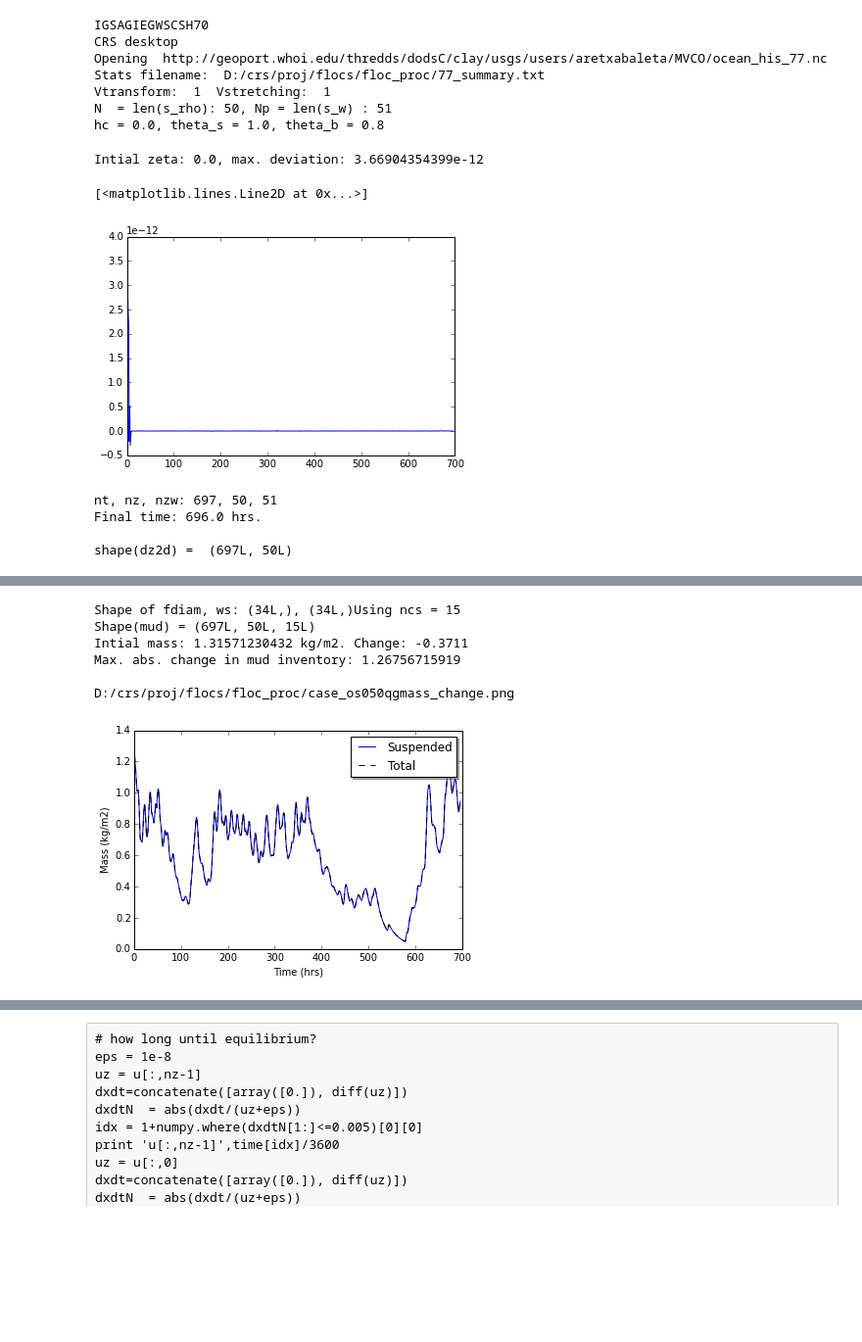
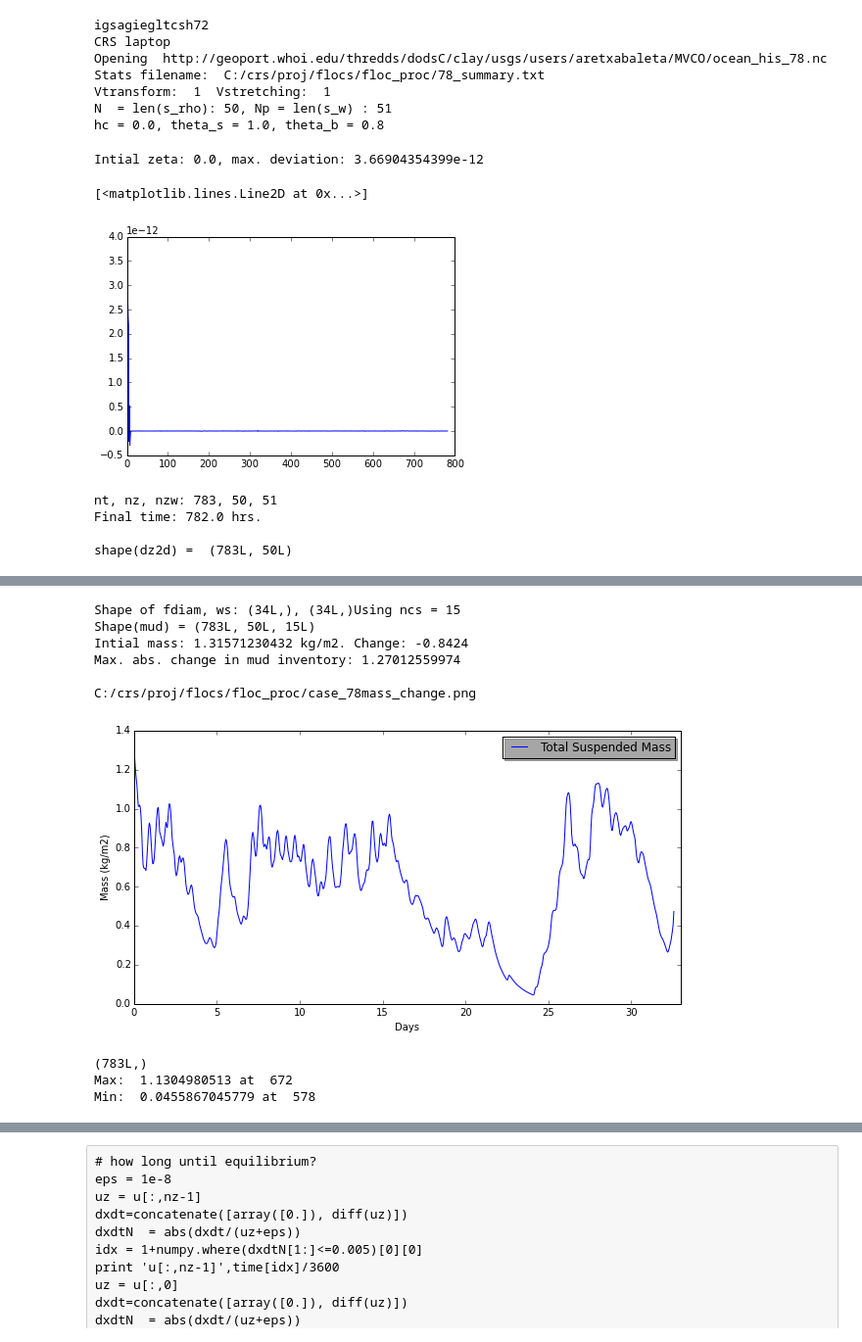
Before and after one commit to csherwood-usgs/floc_proc, a Jupyter notebook: plot_flocs.ipynb, the cells around one changed output, grey strips where cells are left out. Shown: that part at 98% size. Saved outputs shown, nothing was run; the diff lists cells and outputs as text; code cells hidden in the pictures; blank space fills up the shorter version.

Commit message:
after proc. runs 73 - 77

```diff
--- a/plot_flocs.ipynb
+++ b/plot_flocs.ipynb
@@ -33,8 +33,8 @@ else :
 
 ########################
 # run name
-# maybe plot results from several runs
-flist = ['77']
+# maybe plotresults from several runs
+flist = ['78']
 run_name = flist[0]
 ########################
 
@@ -92,10 +92,10 @@ with open( stats_filename, "a") as afile:
 #sr = s_rho
 #C = (1-b)*np.sinh(a*sr)/np.sinh(a) + b*[np.tanh(a*(sr+0.5))/(2*np.tanh(0.5*a)) - 0.5]
 # %% [output]
-IGSAGIEGWSCSH70
-CRS desktop
-Opening  http://geoport.whoi.edu/thredds/dodsC/clay/usgs/users/aretxabaleta/MVCO/ocean_his_77.nc
-Stats filename:  D:/crs/proj/flocs/floc_proc/77_summary.txt
+igsagiegltcsh72
+CRS laptop
+Opening  http://geoport.whoi.edu/thredds/dodsC/clay/usgs/users/aretxabaleta/MVCO/ocean_his_78.nc
+Stats filename:  C:/crs/proj/flocs/floc_proc/78_summary.txt
 Vtransform:  1  Vstretching:  1
 N  = len(s_rho): 50, Np = len(s_w) : 51
 hc = 0.0, theta_s = 1.0, theta_b = 0.8
@@ -112,7 +112,7 @@ plot(zeta)
 # %% [output]
 Intial zeta: 0.0, max. deviation: 3.66904354399e-12
 [<matplotlib.lines.Line2D at 0x...>]
-[figure, old version]
+[figure, new version]
 # %%
 # use Rob Hetland's depths.py functions
 zw = dp.get_zw(Vtransform=Vtransform, Vstretching=Vstretching, N=N+1, \
@@ -136,10 +136,10 @@ print 'shape(dz2d) = ',shape( dz2d )
 #print zw
 #print dz
 # %% [output]
-nt, nz, nzw: 697, 50, 51
-Final time: 696.0 hrs.
+nt, nz, nzw: 783, 50, 51
+Final time: 782.0 hrs.
 
-shape(dz2d) =  (697L, 50L)
+shape(dz2d) =  (783L, 50L)
 # %%
 # read sediment classes
 fdiam = 1e6*nc.variables['Sd50'][:]
@@ -180,43 +180,56 @@ mud = zeros((nt,nz,ncs))
 for i in range(0,ncs) :
     v = 'mud[:,:,'+str(i)+'] = '
     m = 'mud_'+ '%(i)02d' % {"i":i+1}  # use formatting to get mud_01
     c =  v+r"nc.variables['" +m+ r"'][:,:,3,4]"
     #print c                          # c is the command that will be executed
     exec(c)
 
 s = 'Shape(mud) = {0}'.format(shape(mud))
 
 mmud = sum(mud,2)*dz2d
 initial_mass = sum(mmud[0,:])
 final_mass = sum(mmud[nt-1,:])
 summud_ts = sum(mmud,axis=1)
 max_mud_change = max( abs( summud_ts[:]-summud_ts[0] ))
 
 s=s+"\nIntial mass: {0} kg/m2. Change: {1:7.4f}".format(initial_mass,final_mass-initial_mass)
 s=s+'\nMax. abs. change in mud inventory: {0}\n'.format(max_mud_change )
 print s
 with open( stats_filename, "a") as afile:
     afile.write(s)
 
 if( max_mud_change > 1e-8 ):
-    # Make a plot if mass is not conserved5
-    fig, ax = plt.subplots()
-    ax.plot(time/3600., sum(mmud,1), 'b', label='Suspended')
-    ax.plot(time/3600., sum(mmud,1), 'k--', label='Total' )
+    # Make a plot if mass is not conserved
+    # fig,ax = plt.figure(figsize=(4,10))
+    fig, ax = plt.subplots(figsize=(10,5))
+    ax.plot(time/(3600.*24.), sum(mmud,1), 'b', label='Total Suspended Mass')
+    #ax.plot(time/(3600.*24.), sum(mmud,1), 'k--', label='Total' )
     legend = ax.legend(loc = 'upper right', shadow=True)
     plt.ylabel('Mass (kg/m2)')
-    plt.xlabel('Time (hrs)')
+    plt.xlabel('Days')
+    plt.xlim([0.,33.])
     fig_name = proj_dir+case_dir+'case_'+run_name+'mass_change.png'
     print fig_name
     plt.savefig(fig_name)
 # %% [output]
 Shape of fdiam, ws: (34L,), (34L,)Using ncs = 15
-Shape(mud) = (697L, 50L, 15L)
-Intial mass: 1.31571230432 kg/m2. Change: -0.3711
-Max. abs. change in mud inventory: 1.26756715919
+Shape(mud) = (783L, 50L, 15L)
+Intial mass: 1.31571230432 kg/m2. Change: -0.8424
+Max. abs. change in mud inventory: 1.27012559974
 
-D:/crs/proj/flocs/floc_proc/case_os050qgmass_change.png
+C:/crs/proj/flocs/floc_proc/case_78mass_change.png
-[figure, old version]
+[figure, new version]
+# %%
+# make a histogram of size classes at max conc (skip first 100, because max is at t=0)
+
+mmudtot = np.sum(mmud,1)
+print np.shape(mmudtot)
+print 'Max: ',np.amax(mmudtot[100:-1]),'at ',100+np.argmax(mmudtot[100:-1])
+print 'Min: ',np.amin(mmudtot[100:-1]),'at ',100+np.argmin(mmudtot[100:-1])
+# %% [output]
+(783L,)
+Max:  1.1304980513 at  672
+Min:  0.0455867045779 at  578
 # %%
 # make 2D arrays of time and depths
 t2d = tile(time,(nz,1)).T #2D time(nt, nz)
```
Also changed, not shown: parts of 14 cells of this notebook.
